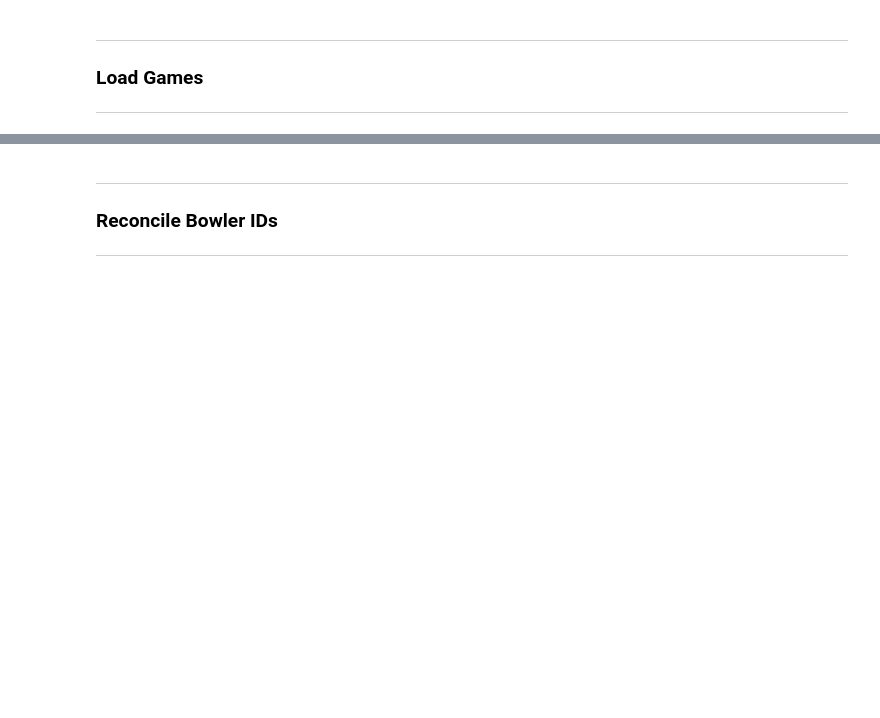
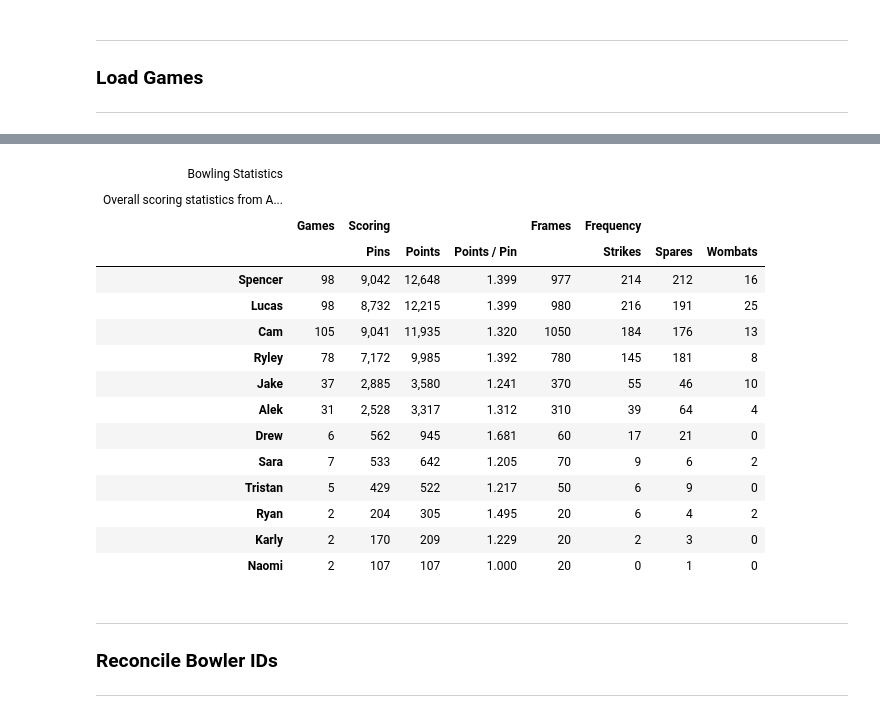
Before and after one commit to lucas-nelson-uiuc/pinsdb, a Jupyter notebook: test.ipynb, the cells around one changed output, grey strips where cells are left out. Saved outputs shown, nothing was run; the diff lists cells and outputs as text; code cells hidden in the pictures; blank space fills up the shorter version.

```diff
--- a/test.ipynb
+++ b/test.ipynb
@@ -11,3 +112,58 @@ all_games = Game.load_games()
+# %%
+from great_tables import GT, style, loc
+
+gt_table = (
+    GT(summary_table)
+    .tab_header(
+        title="Bowling Statistics",
+        subtitle="Overall scoring statistics from Aug 07, 2024 to Feb 10, 2025"
+    )
+    .tab_stub(rowname_col="bowler_id")
+    .tab_spanner(label="Scoring", columns=["Pins", "Points", "Points / Pin"])
+    .tab_spanner(label="Frequency", columns=["Strikes", "Spares", "Wombats"])
+    .data_color(
+        columns=["Pins"],
+        palette="GnBu",
+    )
+    .data_color(
+        columns=["Points"],
+        palette="GnBu",
+    )
+    .data_color(
+        columns=["Points / Pin"],
+        palette="GnBu",
+    )
+    .data_color(
+        columns=["Strikes", "Spares"],
+        palette="Oranges",
+    )
+    .data_color(
+        columns=["Wombats"],
+        palette="Oranges",
+        na_color="white"
+    )
+)
+
+gt_table = gt_table.fmt_number(columns=["Pins", "Points", "Strikes", "Spares", "Wombats"], decimals=0)
+gt_table = gt_table.fmt_number(columns=["Points / Pin"], decimals=3)
+gt_table
+# %% [output]
+| Bowling Statistics |  |  |  |  |  |  |  |  |
+| Overall scoring statistics from A... |  |  |  |  |  |  |  |  |
+|  | Games | Scoring |  |  | Frames | Frequency |  |  |
+|  |  | Pins | Points | Points / Pin |  | Strikes | Spares | Wombats |
+| Spencer | 98 | 9,042 | 12,648 | 1.399 | 977 | 214 | 212 | 16 |
+| Lucas | 98 | 8,732 | 12,215 | 1.399 | 980 | 216 | 191 | 25 |
+| Cam | 105 | 9,041 | 11,935 | 1.320 | 1050 | 184 | 176 | 13 |
+| Ryley | 78 | 7,172 | 9,985 | 1.392 | 780 | 145 | 181 | 8 |
+| Jake | 37 | 2,885 | 3,580 | 1.241 | 370 | 55 | 46 | 10 |
+| Alek | 31 | 2,528 | 3,317 | 1.312 | 310 | 39 | 64 | 4 |
+| Drew | 6 | 562 | 945 | 1.681 | 60 | 17 | 21 | 0 |
+| Sara | 7 | 533 | 642 | 1.205 | 70 | 9 | 6 | 2 |
+| Tristan | 5 | 429 | 522 | 1.217 | 50 | 6 | 9 | 0 |
+| Ryan | 2 | 204 | 305 | 1.495 | 20 | 6 | 4 | 2 |
+| Karly | 2 | 170 | 209 | 1.229 | 20 | 2 | 3 | 0 |
+| Naomi | 2 | 107 | 107 | 1.000 | 20 | 0 | 1 | 0 |
 # %%
 # for game in games:
 #     print(f"{game.bowler.bowler_id=}  {game.game_id=} | {game.score_game()}")
```
Also changed, not shown: parts of 9 cells of this notebook, 36 other files.
